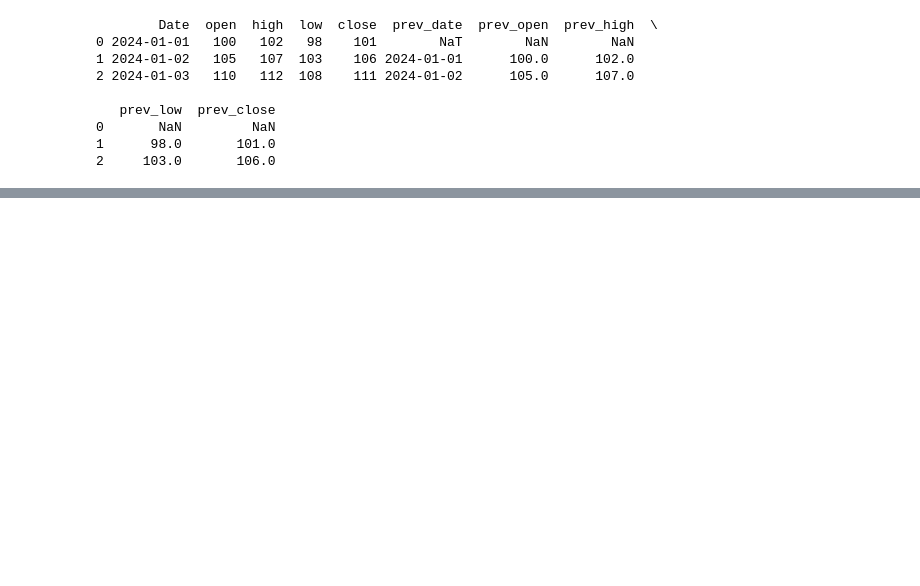
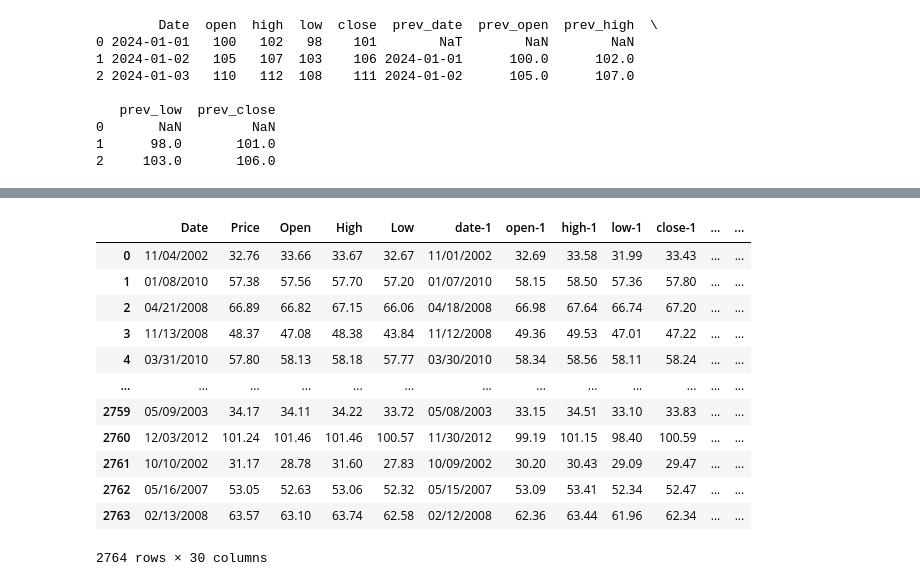
Before and after one commit to y-patankar/StockMarket, a Jupyter notebook: Untitled18.ipynb, the cells around one changed output, grey strips where cells are left out. Saved outputs shown, nothing was run; the diff lists cells and outputs as text; code cells hidden in the pictures; blank space fills up the shorter version.

```diff
--- a/Untitled18.ipynb
+++ b/Untitled18.ipynb
@@ -38,0 +202,17 @@ print(df)
+# %%
+df_shuffled = df.sample(frac=1).reset_index(drop=True)
+df_shuffled
+# %% [output]
+|  | Date | Price | Open | High | Low | date-1 | open-1 | high-1 | low-1 | close-1 | ... | ... |
+| 0 | 11/04/2002 | 32.76 | 33.66 | 33.67 | 32.67 | 11/01/2002 | 32.69 | 33.58 | 31.99 | 33.43 | ... | ... |
+| 1 | 01/08/2010 | 57.38 | 57.56 | 57.70 | 57.20 | 01/07/2010 | 58.15 | 58.50 | 57.36 | 57.80 | ... | ... |
+| 2 | 04/21/2008 | 66.89 | 66.82 | 67.15 | 66.06 | 04/18/2008 | 66.98 | 67.64 | 66.74 | 67.20 | ... | ... |
+| 3 | 11/13/2008 | 48.37 | 47.08 | 48.38 | 43.84 | 11/12/2008 | 49.36 | 49.53 | 47.01 | 47.22 | ... | ... |
+| 4 | 03/31/2010 | 57.80 | 58.13 | 58.18 | 57.77 | 03/30/2010 | 58.34 | 58.56 | 58.11 | 58.24 | ... | ... |
+| ... | ... | ... | ... | ... | ... | ... | ... | ... | ... | ... | ... | ... |
+| 2759 | 05/09/2003 | 34.17 | 34.11 | 34.22 | 33.72 | 05/08/2003 | 33.15 | 34.51 | 33.10 | 33.83 | ... | ... |
+| 2760 | 12/03/2012 | 101.24 | 101.46 | 101.46 | 100.57 | 11/30/2012 | 99.19 | 101.15 | 98.40 | 100.59 | ... | ... |
+| 2761 | 10/10/2002 | 31.17 | 28.78 | 31.60 | 27.83 | 10/09/2002 | 30.20 | 30.43 | 29.09 | 29.47 | ... | ... |
+| 2762 | 05/16/2007 | 53.05 | 52.63 | 53.06 | 52.32 | 05/15/2007 | 53.09 | 53.41 | 52.34 | 52.47 | ... | ... |
+| 2763 | 02/13/2008 | 63.57 | 63.10 | 63.74 | 62.58 | 02/12/2008 | 62.36 | 63.44 | 61.96 | 62.34 | ... | ... |
+2764 rows × 30 columns
```
Also changed, not shown: parts of 10 cells of this notebook.
